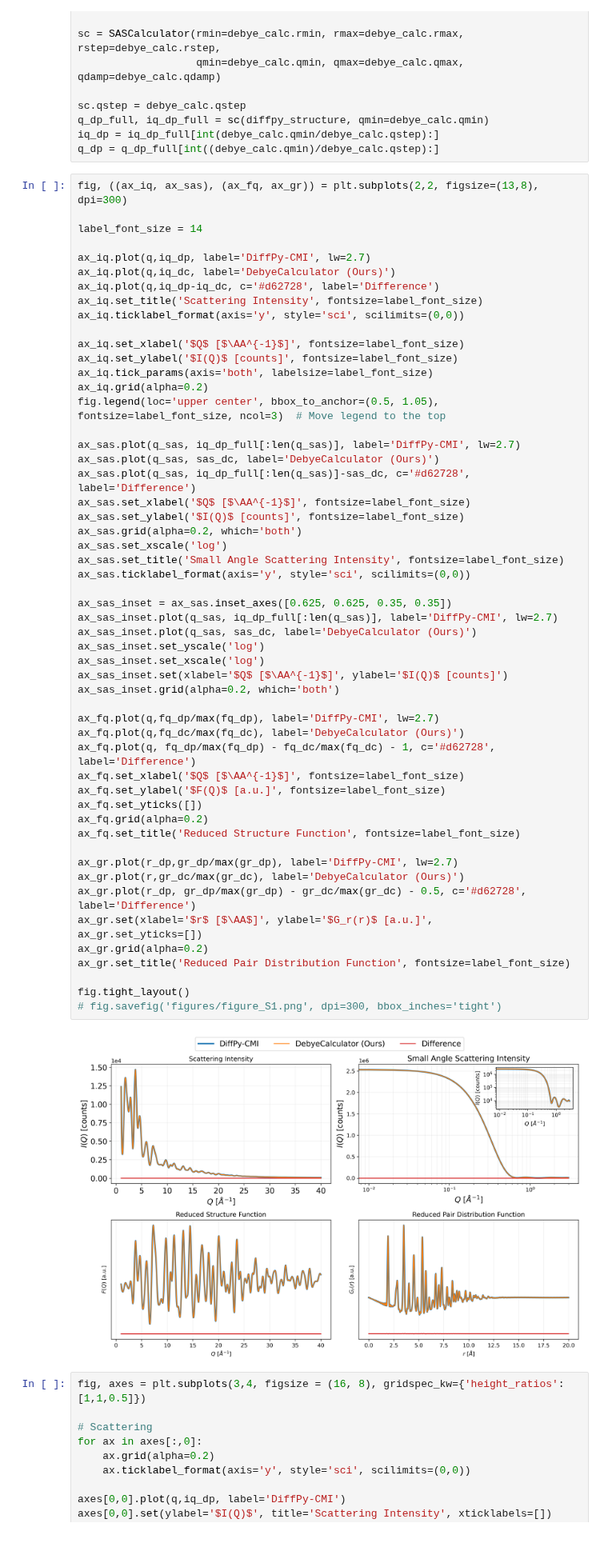
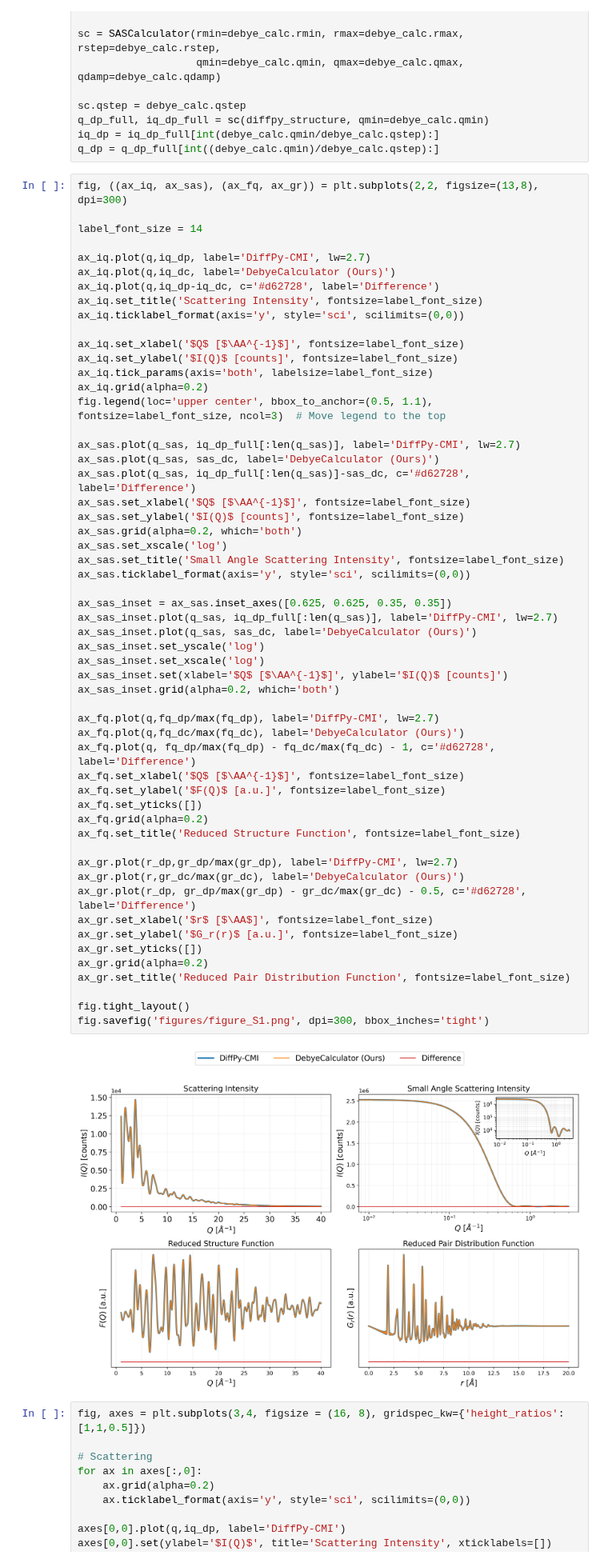
Before and after one commit to FrederikLizakJohansen/DebyeCalculator, a Jupyter notebook: Tutorial.ipynb, the cells around one changed output. Shown at 80% size. Cells and saved outputs as stored; diff of their text form; blank space fills up the shorter version.

Commit message:
New Scattering Option layout

```diff
--- a/Tutorial.ipynb
+++ b/Tutorial.ipynb
@@ -337,7 +337,7 @@ ax_iq.set_xlabel('$Q$ [$\AA^{-1}$]', fontsize=label_font_size)
 ax_iq.set_ylabel('$I(Q)$ [counts]', fontsize=label_font_size)
 ax_iq.tick_params(axis='both', labelsize=label_font_size)
 ax_iq.grid(alpha=0.2)
-fig.legend(loc='upper center', bbox_to_anchor=(0.5, 1.05), fontsize=label_font_size, ncol=3)  # Move legend to the top
+fig.legend(loc='upper center', bbox_to_anchor=(0.5, 1.1), fontsize=label_font_size, ncol=3)  # Move legend to the top
 
 ax_sas.plot(q_sas, iq_dp_full[:len(q_sas)], label='DiffPy-CMI', lw=2.7)
 ax_sas.plot(q_sas, sas_dc, label='DebyeCalculator (Ours)')
@@ -347,37 +347,38 @@ ax_sas.set_ylabel('$I(Q)$ [counts]', fontsize=label_font_size)
 ax_sas.grid(alpha=0.2, which='both')
 ax_sas.set_xscale('log')
 ax_sas.set_title('Small Angle Scattering Intensity', fontsize=label_font_size)
 ax_sas.ticklabel_format(axis='y', style='sci', scilimits=(0,0))
 
 ax_sas_inset = ax_sas.inset_axes([0.625, 0.625, 0.35, 0.35])
 ax_sas_inset.plot(q_sas, iq_dp_full[:len(q_sas)], label='DiffPy-CMI', lw=2.7)
 ax_sas_inset.plot(q_sas, sas_dc, label='DebyeCalculator (Ours)')
 ax_sas_inset.set_yscale('log')
 ax_sas_inset.set_xscale('log')
 ax_sas_inset.set(xlabel='$Q$ [$\AA^{-1}$]', ylabel='$I(Q)$ [counts]')
 ax_sas_inset.grid(alpha=0.2, which='both')
 
 ax_fq.plot(q,fq_dp/max(fq_dp), label='DiffPy-CMI', lw=2.7)
 ax_fq.plot(q,fq_dc/max(fq_dc), label='DebyeCalculator (Ours)')
 ax_fq.plot(q, fq_dp/max(fq_dp) - fq_dc/max(fq_dc) - 1, c='#d62728', label='Difference')
 ax_fq.set_xlabel('$Q$ [$\AA^{-1}$]', fontsize=label_font_size)
 ax_fq.set_ylabel('$F(Q)$ [a.u.]', fontsize=label_font_size)
 ax_fq.set_yticks([])
 ax_fq.grid(alpha=0.2)
 ax_fq.set_title('Reduced Structure Function', fontsize=label_font_size)
 
 ax_gr.plot(r_dp,gr_dp/max(gr_dp), label='DiffPy-CMI', lw=2.7)
 ax_gr.plot(r,gr_dc/max(gr_dc), label='DebyeCalculator (Ours)')
 ax_gr.plot(r_dp, gr_dp/max(gr_dp) - gr_dc/max(gr_dc) - 0.5, c='#d62728', label='Difference')
-ax_gr.set(xlabel='$r$ [$\AA$]', ylabel='$G_r(r)$ [a.u.]',
-ax_gr.set_yticks=[])
+ax_gr.set_xlabel('$r$ [$\AA$]', fontsize=label_font_size)
+ax_gr.set_ylabel('$G_r(r)$ [a.u.]', fontsize=label_font_size)
+ax_gr.set_yticks([])
 ax_gr.grid(alpha=0.2)
 ax_gr.set_title('Reduced Pair Distribution Function', fontsize=label_font_size)
 
 fig.tight_layout()
-# fig.savefig('figures/figure_S1.png', dpi=300, bbox_inches='tight')
+fig.savefig('figures/figure_S1.png', dpi=300, bbox_inches='tight')
 # %% [output]
-[figure, old version]
+[figure, new version]
 # %%
 fig, axes = plt.subplots(3,4, figsize = (16, 8), gridspec_kw={'height_ratios':[1,1,0.5]})
 
```
Also changed, not shown: 9 other files.
